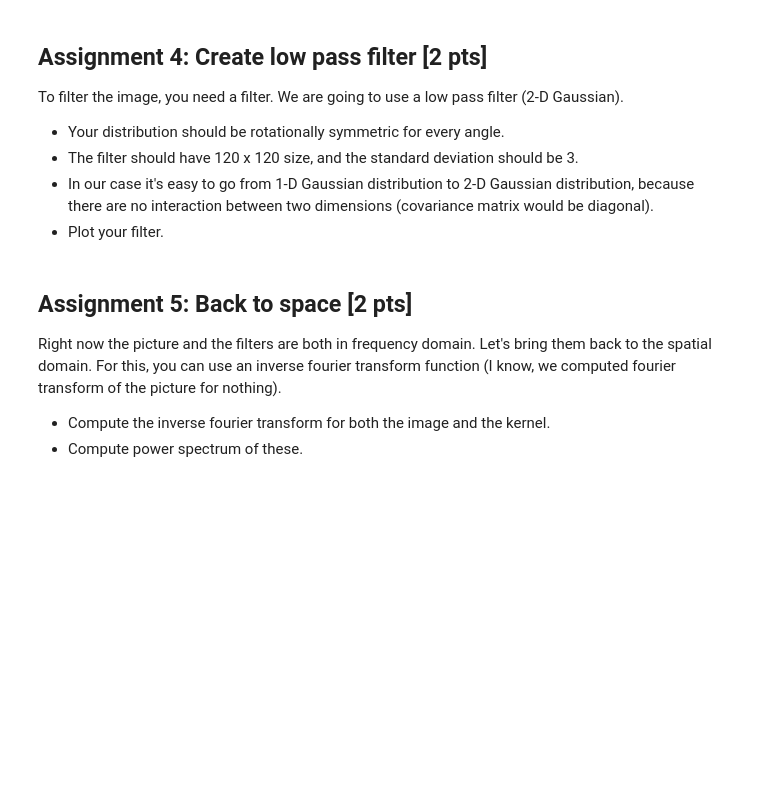
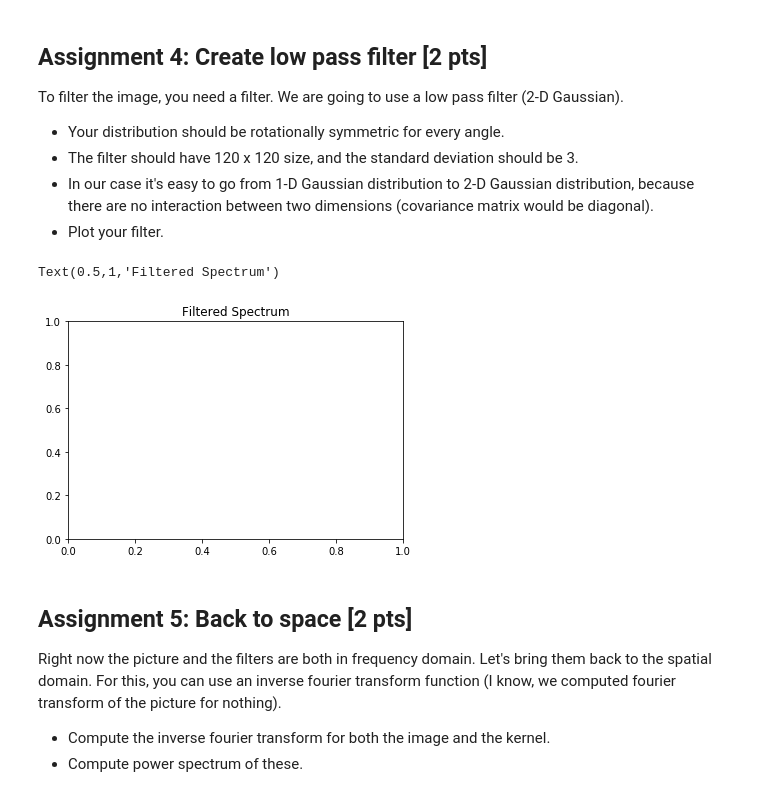
Before and after one commit to NBP-ACC/week-9-acc_9, a Jupyter notebook: sheet07.ipynb, the cells around one changed output. Drawn from its saved outputs; the diff is of its cells as text; code cells hidden in the pictures; blank space fills up the shorter version.

```diff
--- a/sheet07.ipynb
+++ b/sheet07.ipynb
@@ -152,3 +158,23 @@ To filter the image, you need a filter. We are going to use a low pass filter (2
+# %%
+# TODO
+from scipy import ndimage
+
+#Hier wird der filter noch nicht richtig angewandt, er gibt den error: Complex type not supported
+
+# kernel = np.ones((120,120),np.float32)/25
+#blurred = ndimage.gaussian_filter(shifted_transform, sigma=3).real
+
+
+#plot(lowpass)
+
+plt.show()
+
+plt.figure()
+#plot_spectrum(shifted_transform2)
+plt.title('Filtered Spectrum')
+# %% [output]
+Text(0.5,1,'Filtered Spectrum')
+[figure, added]
 # %% [markdown]
 ## Assignment 5: Back to space [2 pts]
 Right now the picture and the filters are both in frequency domain. Let's bring them back to the spatial domain. For this, you can use an inverse fourier transform function (I know, we computed fourier transform of the picture for nothing).
```
Also changed, not shown: parts of 9 cells of this notebook.
